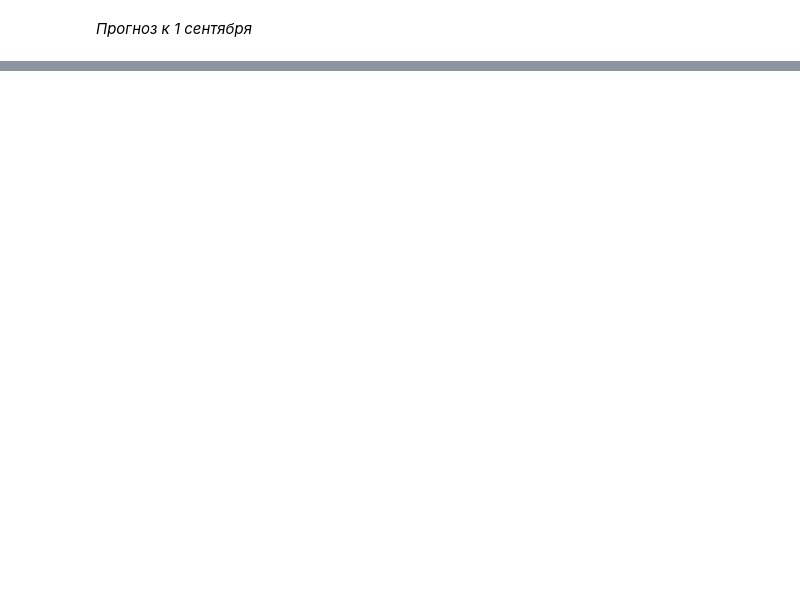
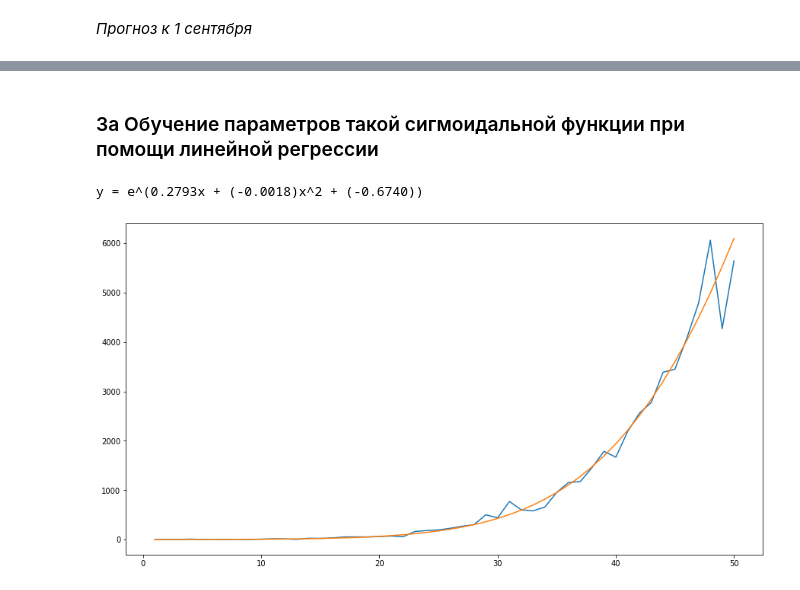
Before and after one commit to MelekhDA/made_advanced_ml, a Jupyter notebook: homework_1/homework_1.ipynb, the cells around one changed output, grey strips where cells are left out. Cells and saved outputs as stored; diff of their text form; code cells hidden in the pictures; blank space fills up the shorter version.

```diff
--- a/homework_1/homework_1.ipynb
+++ b/homework_1/homework_1.ipynb
@@ -391,0 +422,26 @@ dtype: float64
+# %% [markdown]
+### 3a Обучение параметров такой сигмоидальной функции при помощи линейной регрессии
+# %%
+FIGSIZE = (15, 8)
+# %%
+x_square = np.concatenate((x, x ** 2), axis=1)
+
+model_sigm = LinearRegression()
+model_sigm.fit(x_square, ln_y_new_cases)
+
+y_pred = np.exp(model_sigm.predict(x_square))
+
+print("y = e^(%.4fx + (%.4f)x^2 + (%.4f))" %
+      (model_sigm.coef_[0], model_sigm.coef_[1], model_sigm.intercept_))
+# %% [output]
+y = e^(0.2793x + (-0.0018)x^2 + (-0.6740))
+# %%
+fig = plt.figure(figsize=FIGSIZE)
+ax = fig.add_subplot()
+
+plt.plot(x, df_50['new_cases'], label='исходные данные')
+plt.plot(x, y_pred.ravel(), label='регрессионная оценка')
+
+plt.show()
+# %% [output]
+[figure, added]
```
Also changed, not shown: parts of 26 cells of this notebook.
